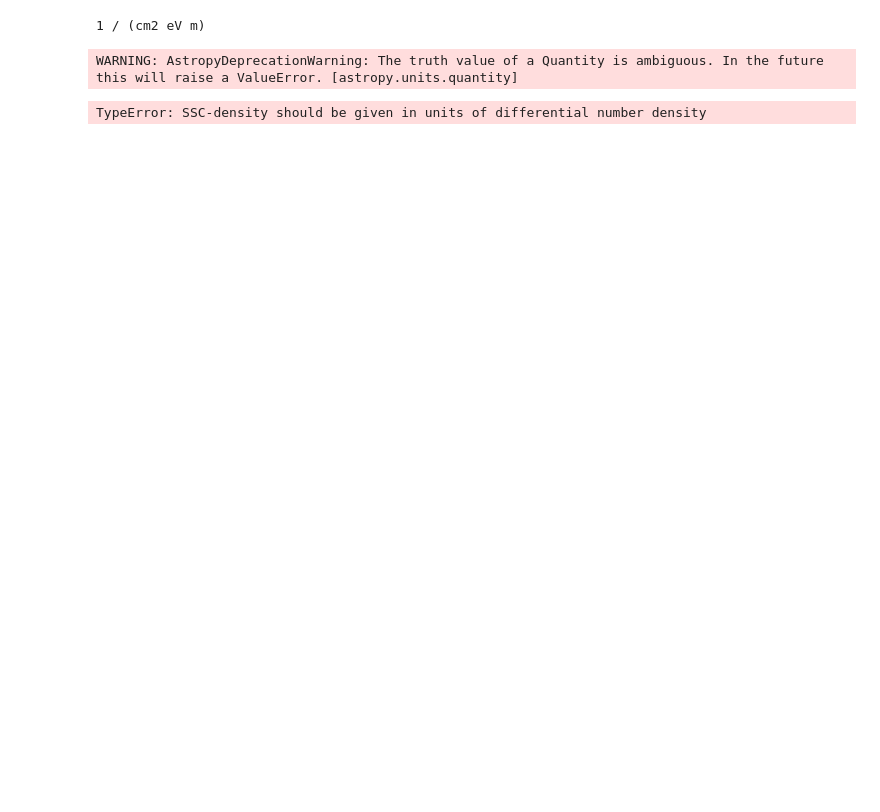
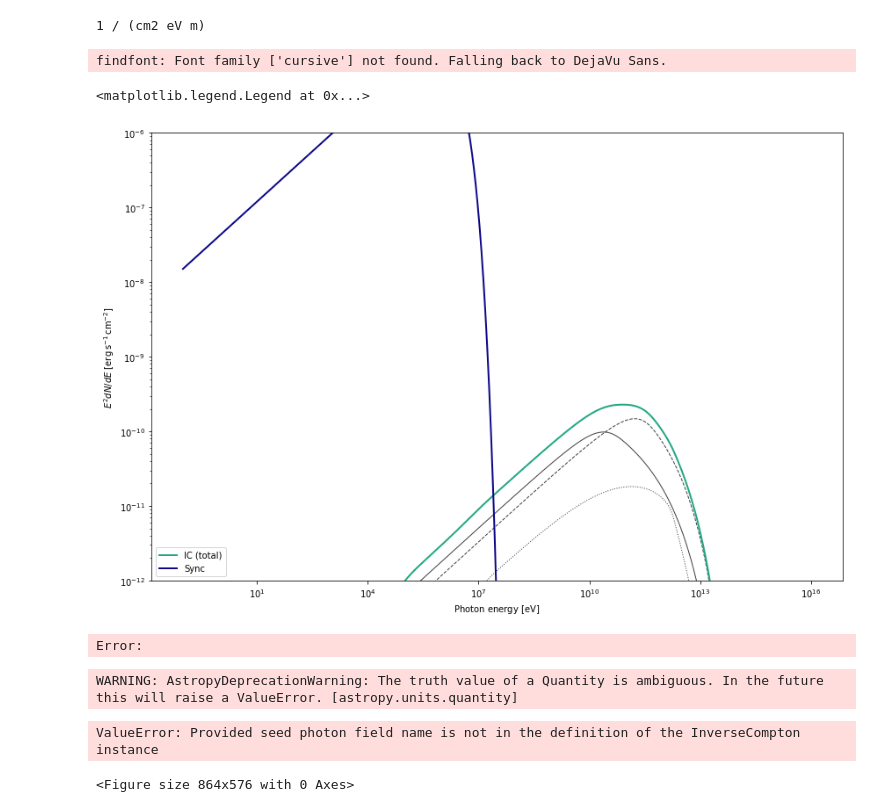
Before and after one commit to TobiaMatcovich/GRBmodelling, a Jupyter notebook: TEST.ipynb, the cells around one changed output. Drawn from its saved outputs; the diff is of its cells as text; code cells hidden in the pictures; blank space fills up the shorter version.

```diff
--- a/TEST.ipynb
+++ b/TEST.ipynb
@@ -551,3 +541,45 @@ phn_sy = Lsy / (4 * np.pi * R.to(u.cm)**2 * c) * 2.24
 print(phn_sy.unit)
 # %% [output]
 1 / (cm2 eV m)
+# %%
+# Create IC instance with CMB and synchrotron seed photon fields:
+IC = Radiative.InverseCompton(ECBPL1, seed_photon_fields=['CMB', 'FIR', 'NIR'])
+
+# Compute SEDs
+sed_IC = IC.sed(spectrum_energy, distance=1.5*u.kpc)
+sed_SYN = SYN.sed(spectrum_energy, distance=1.5*u.kpc)
+# %%
+# Plot
+plt.figure(figsize=(12,8))
+
+plt.rc('font', family='sans')
+plt.rc('mathtext', fontset='custom')
+
+
+for seed, ls in zip(['CMB','FIR','NIR'], ['-','--',':']):
+    sed = IC.sed(spectrum_energy, seed=seed, distance=1.5*u.kpc)
+    plt.loglog(spectrum_energy,sed,lw=1,
+            ls=ls,c='0.25')#,label='IC ({0})'.format(seed))
+
+plt.loglog(spectrum_energy,sed_IC,lw=2,
+        label='IC (total)',c=cmap1(0.6))
+
+plt.loglog(spectrum_energy,sed_SYN,lw=2,label='Sync',c=cmap2(0,9))
+
+plt.xlabel('Photon energy [{0}]'.format(
+        spectrum_energy.unit.to_string('latex_inline')))
+plt.ylabel('$E^2 dN/dE$ [{0}]'.format(
+        sed_SYN.unit.to_string('latex_inline')))
+plt.ylim(1e-12, 1e-6)
+plt.tight_layout()
+plt.legend(loc='lower left')
+# %% [output]
+findfont: Font family ['cursive'] not found. Falling back to DejaVu Sans.
+<matplotlib.legend.Legend at 0x...>
+[figure, added]
+# %%
+SSC_seed=['SSC', spectrum_energy, phn_sy]
+IC = Radiative.InverseCompton(ECBPL1, [SSC_seed])
+ssc = IC.sed(spectrum_energy, seed='SSC', distance=1.5*u.kpc)
+# %% [output]
+Error:
@@ -554,16 +610,9 @@ print(phn_sy.unit)
 # %%
 
-spectrum_energy = np.logspace(-1,16,1000)*u.eV
-
-Lsy = SYN.flux(spectrum_energy, distance=0*u.cm)
-
-# Define source radius and compute photon density
-R = 2 * u.pc
-phn_sy = Lsy / (4 * np.pi * R**2 * c) * 2.24
 SSC_seed=['SSC', spectrum_energy, phn_sy]
 
 # Create IC instance with CMB and synchrotron seed photon fields:
-IC = Radiative.InverseCompton(ECBPL1, seed_photon_fields=['CMB', 'FIR', 'NIR',['SSC', spectrum_energy, phn_sy]])
+IC = Radiative.InverseCompton(ECBPL, seed_photon_fields=['CMB', 'FIR', 'NIR',['SSC', spectrum_energy, phn_sy]])
 
 # Compute SEDs
 sed_IC = IC.sed(spectrum_energy, distance=1.5*u.kpc)
@@ -598,4 +647,5 @@ plt.tight_layout()
 plt.legend(loc='lower left')
 # %% [output]
 WARNING: AstropyDeprecationWarning: The truth value of a Quantity is ambiguous. In the future this will raise a ValueError. [astropy.units.quantity]
-TypeError: SSC-density should be given in units of differential number density
+ValueError: Provided seed photon field name is not in the definition of the InverseCompton instance
+<Figure size 864x576 with 0 Axes>
```
Also changed, not shown: parts of 7 cells of this notebook, 1 other file.
